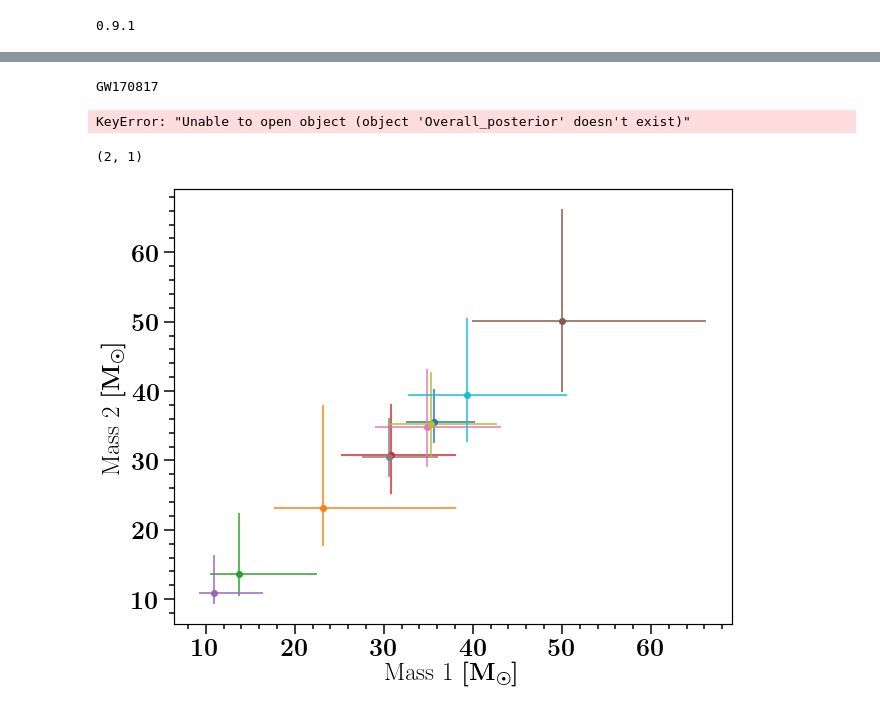
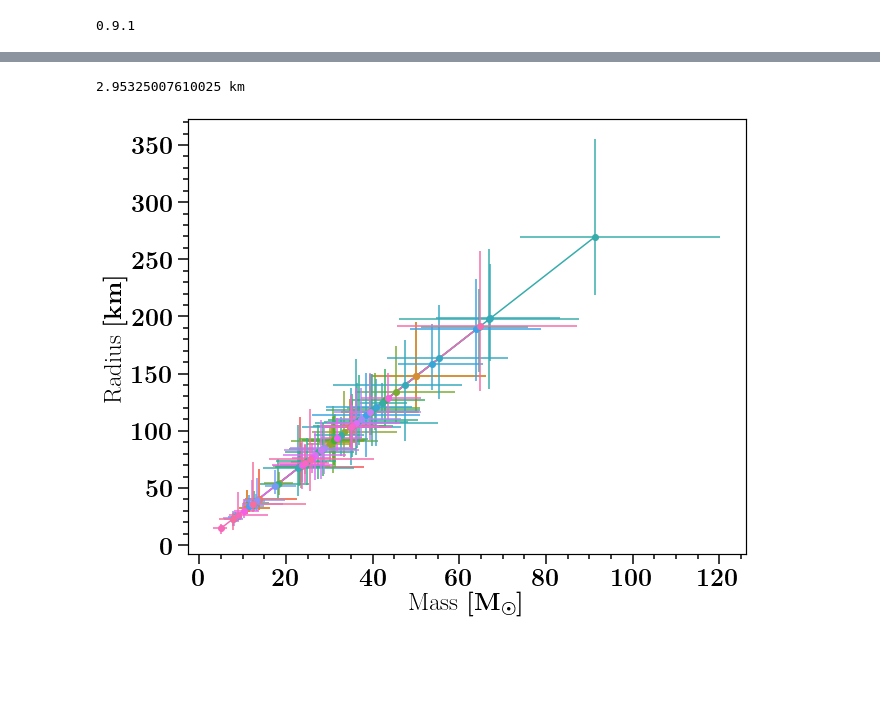
Before and after one commit to FloorBroekgaarden/GW-visulazation, a Jupyter notebook: GW-visulazation.ipynb, the cells around one changed output, grey strips where cells are left out. Saved outputs shown, nothing was run; the diff lists cells and outputs as text; code cells hidden in the pictures; blank space fills up the shorter version.

Commit message:
added radius Mass plot

```diff
--- a/GW-visulazation.ipynb
+++ b/GW-visulazation.ipynb
@@ -477,6 +512,0 @@ calculate_credible_GW_intervals(GW_list=BBHsGWTC2, dfCSVname=dfCSVname)
-# %%
-dfCSVname= '/Users/floorbroekgaarden/Projects/GitHub/GW-visulazation/GW_credible_intervals/'
-calculate_credible_GW_intervals(GW_list=BNSGWTC1, dfCSVname=dfCSVname)
-# %% [output]
-GW170817
-KeyError: "Unable to open object (object 'Overall_posterior' doesn't exist)"
@@ -485,35 +513,63 @@ CredibleIntervals_' + GW_  + '.csv
-# %%
-A=np.asarray(np.transpose([[1,2]]))
-print(np.shape(A))
-# %% [output]
-(2, 1)
+# %%
+def schwarzschild_radius(mass_BH= 1*c.M_sun):
+
+    r_s = 2 * c.G * mass_BH  / c.c**2
+
+    return r_s.to(u.km)
+
+
+print(schwarzschild_radius(mass_BH=1*c.M_sun))
+# %% [output]
+2.95325007610025 km
 # %%
 f, axe= plt.subplots(figsize=(10,8))
-dfCSVname= '/Users/floorbroekgaarden/Projects/GitHub/GW-visulazation-/GW_credible_intervals/'
-for ind_GW, GW in enumerate(BBHsGWTC1):
+dfCSVname= '/Users/floorbroekgaarden/Projects/GitHub/GW-visulazation/GW_credible_intervals/'
+
+
+allGWs = np.concatenate((BBHsGWTC1, BBHsGWTC2))
+colors = sns.color_palette("husl", len(allGWs))
+
+for ind_GW, GW in enumerate(allGWs):
 
 
     dfname = dfCSVname + 'CredibleIntervals_' + GW  + '.csv'
     df = pd.read_csv(dfname, header=[0], index_col=[0], skiprows=[1])
 
 
     M1q0_05 = (df.iloc[0][0])# [Msun]
     M1q0_5 = (df.iloc[1][0])# [Msun]
     M1q0_95 = (df.iloc[2][0])# [Msun]
+    R_s1 = schwarzschild_radius(mass_BH=M1q0_5*c.M_sun)
+
+    # absolute 90% credible interval
+    M1_err = np.asarray(np.transpose([[M1q0_5-M1q0_05, M1q0_95-M1q0_5]]))
+    R_1_0_05 = R_s1-schwarzschild_radius(mass_BH=M1q0_05*c.M_sun)
+    R_1_0_95 = schwarzschild_radius(mass_BH=M1q0_95*c.M_sun) - R_s1
+    R_s1_err = np.asarray(np.transpose([[R_1_0_05.value, R_1_0_95.value]]))
+
+
     M2q0_05 = (df.iloc[0][1])# [Msun]
     M2q0_5 = (df.iloc[1][1])# [Msun]
     M2q0_95 = (df.iloc[2][1])# [Msun]
+    R_s2 = schwarzschild_radius(mass_BH=M2q0_5*c.M_sun)
 
-    M1_err = np.asarray(np.transpose([[M1q0_5-M1q0_05, M1q0_95-M1q0_5]]))
+    # absolute 90% credible interval
     M2_err = np.asarray(np.transpose([[M2q0_5-M2q0_05, M2q0_95-M2q0_5]]))
+    R_2_0_05 = R_s2-schwarzschild_radius(mass_BH=M2q0_05*c.M_sun)
+    R_2_0_95 = schwarzschild_radius(mass_BH=M2q0_95*c.M_sun) - R_s2
+    R_s2_err = np.asarray(np.transpose([[R_2_0_05.value, R_2_0_95.value]]))
 
 
-    axe.errorbar(x=M1q0_5, y=M2q0_5, fmt='o',xerr=M1_err, yerr=M2_err)
 
-xlabel = r'Mass 1 $[\rm{M}_{\odot}]$'
-ylabel = r'Mass 2 $[\rm{M}_{\odot}]$'
+    axe.errorbar(x=M1q0_5, y=R_s1.value, fmt='o',xerr=M1_err, yerr=R_s1_err, color=colors[ind_GW], zorder=11)
+    axe.errorbar(x=M2q0_5, y=R_s2.value, fmt='o',xerr=M2_err, yerr=R_s2_err, color=colors[ind_GW], zorder=11)
+    axe.plot([M1q0_5, M2q0_5], [R_s1.value, R_s2.value], color=colors[ind_GW], zorder=10)
+
+
+xlabel = r'Mass  $[\rm{M}_{\odot}]$'
+ylabel = r'Radius $[\rm{km}]$'
 layoutAxes(axe, nameX=xlabel, nameY=ylabel)
 plt.show()
 # plt.errorbar
 # %% [output]
-[figure, old version]
+[figure, new version]
```
Also changed, not shown: parts of 8 cells of this notebook, 6 other files.
